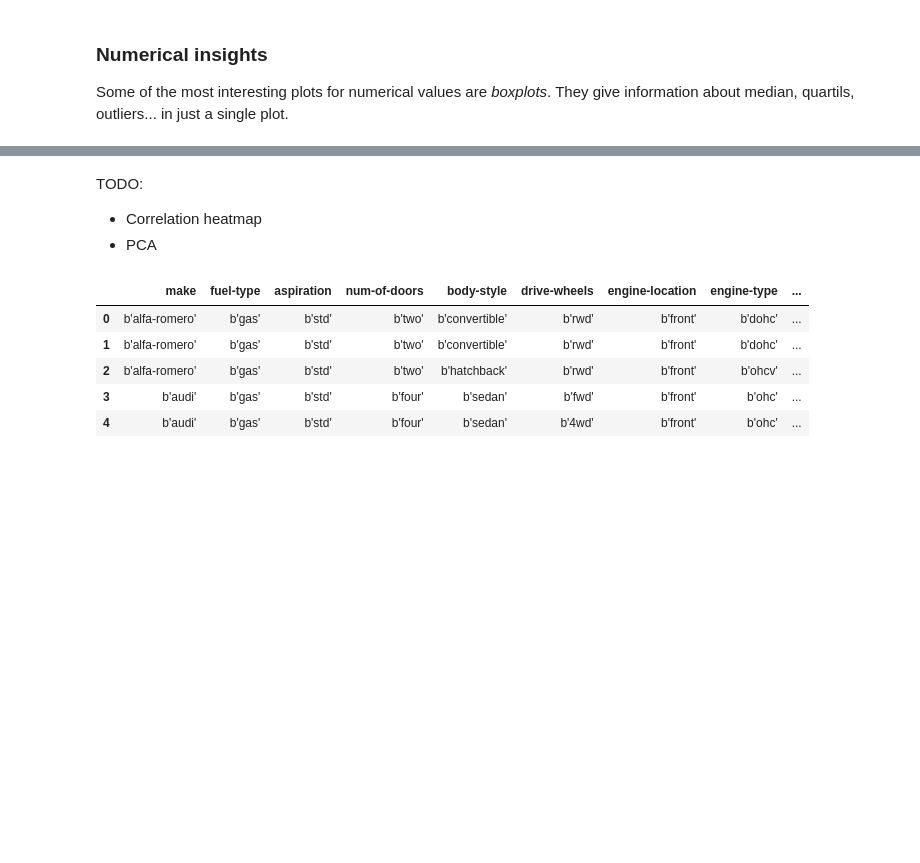
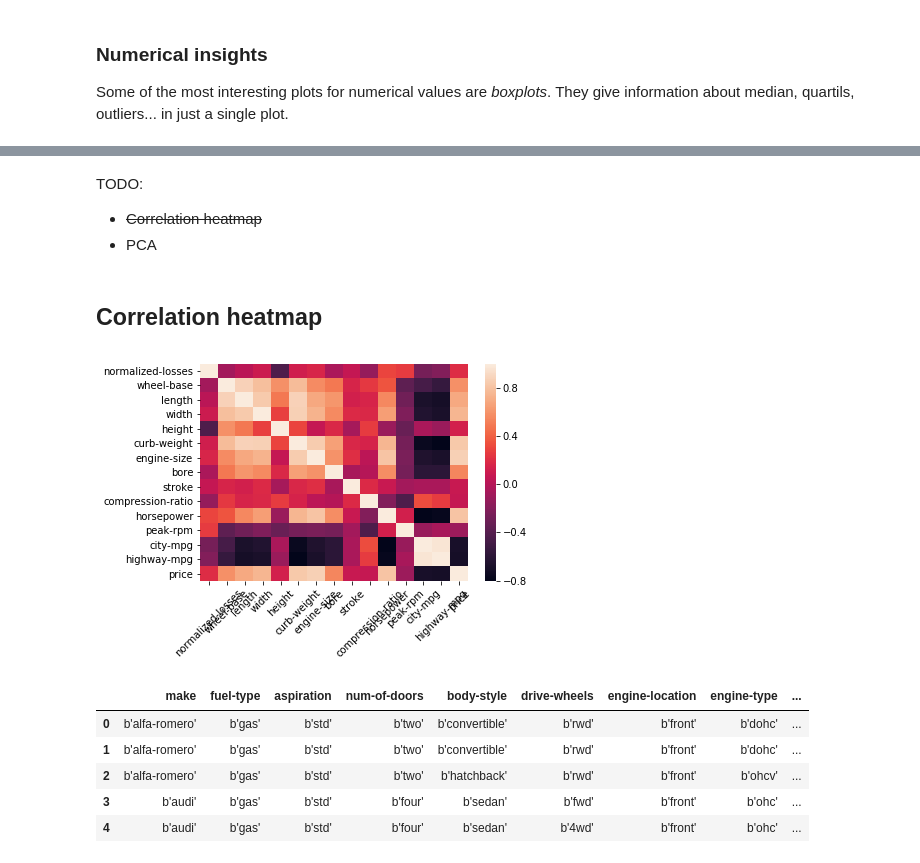
Before and after one commit to serrodcal-data-scientist/dataLab1, a Jupyter notebook: EDA.ipynb, the cells around one changed output, grey strips where cells are left out. Drawn from its saved outputs; the diff is of its cells as text; code cells hidden in the pictures; blank space fills up the shorter version.

Commit message:
heatmap for numerical values

```diff
--- a/EDA.ipynb
+++ b/EDA.ipynb
@@ -134,7 +147,18 @@ plot_all_num_boxplots(num_df)
 # %% [markdown]
 TODO:
- - Correlation heatmap
+ - ~~Correlation heatmap~~
  - PCA
+# %% [markdown]
+## Correlation heatmap
+# %%
+def correlation_heatmap(corr):
+    ax = sns.heatmap(corr)
+    ax.set_xticklabels(ax.get_xticklabels(), rotation=45)
+# %%
+num_corr = num_df.corr()
+correlation_heatmap(corr)
+# %% [output]
+[figure, added]
 # %%
 cat_df_onehot = cat_df.copy()
 cat_df_onehot = pd.get_dummies(cat_df_onehot, columns=['fuel-system'], prefix = ['fuel-system'])
```
Also changed, not shown: parts of 3 cells of this notebook.
